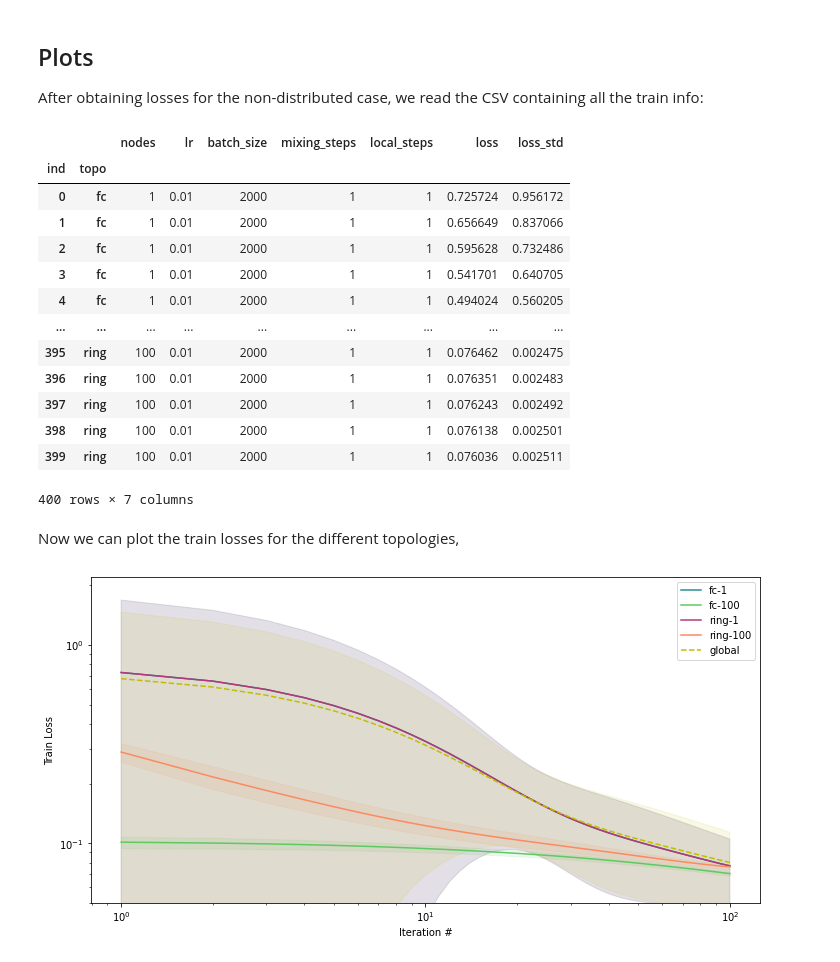
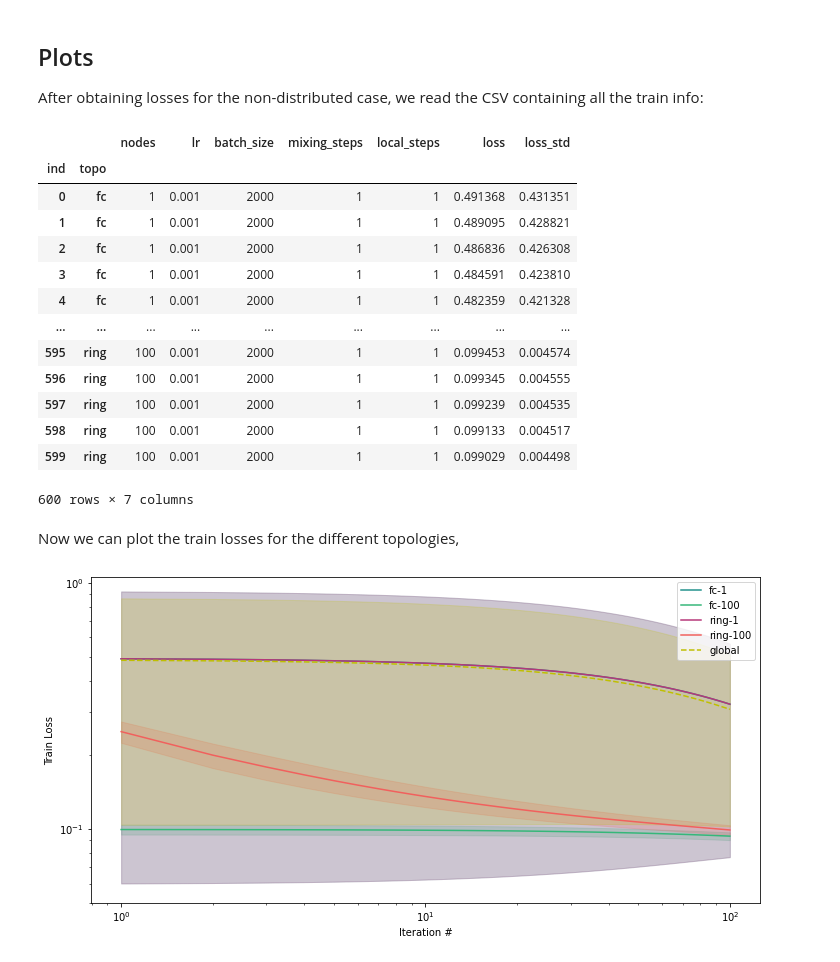
Before and after one commit to eelismie/OptForML-Project, a Jupyter notebook: notebooks/train_plots.ipynb, the cells around one changed output. Cells and saved outputs as stored; diff of their text form; code cells hidden in the pictures.

```diff
--- a/notebooks/train_plots.ipynb
+++ b/notebooks/train_plots.ipynb
@@ -63,7 +63,7 @@ Now, we create the Least Squares model and train it,
 from graph import model_lr
 
 # best learning rate for GD
-lr = 0.01 #1 / L
+lr = 0.001 #1 / L
 print('lr :', lr)
 
 # no. of independent runs
@@ -136,18 +136,18 @@ dfs
 # %% [output]
 |  |  | nodes | lr | batch_size | mixing_steps | local_steps | loss | loss_std |
 | ind | topo |  |  |  |  |  |  |  |
-| 0 | fc | 1 | 0.01 | 2000 | 1 | 1 | 0.725724 | 0.956172 |
-| 1 | fc | 1 | 0.01 | 2000 | 1 | 1 | 0.656649 | 0.837066 |
-| 2 | fc | 1 | 0.01 | 2000 | 1 | 1 | 0.595628 | 0.732486 |
-| 3 | fc | 1 | 0.01 | 2000 | 1 | 1 | 0.541701 | 0.640705 |
-| 4 | fc | 1 | 0.01 | 2000 | 1 | 1 | 0.494024 | 0.560205 |
+| 0 | fc | 1 | 0.001 | 2000 | 1 | 1 | 0.491368 | 0.431351 |
+| 1 | fc | 1 | 0.001 | 2000 | 1 | 1 | 0.489095 | 0.428821 |
+| 2 | fc | 1 | 0.001 | 2000 | 1 | 1 | 0.486836 | 0.426308 |
+| 3 | fc | 1 | 0.001 | 2000 | 1 | 1 | 0.484591 | 0.423810 |
+| 4 | fc | 1 | 0.001 | 2000 | 1 | 1 | 0.482359 | 0.421328 |
 | ... | ... | ... | ... | ... | ... | ... | ... | ... |
-| 395 | ring | 100 | 0.01 | 2000 | 1 | 1 | 0.076462 | 0.002475 |
-| 396 | ring | 100 | 0.01 | 2000 | 1 | 1 | 0.076351 | 0.002483 |
-| 397 | ring | 100 | 0.01 | 2000 | 1 | 1 | 0.076243 | 0.002492 |
-| 398 | ring | 100 | 0.01 | 2000 | 1 | 1 | 0.076138 | 0.002501 |
-| 399 | ring | 100 | 0.01 | 2000 | 1 | 1 | 0.076036 | 0.002511 |
+| 595 | ring | 100 | 0.001 | 2000 | 1 | 1 | 0.099453 | 0.004574 |
+| 596 | ring | 100 | 0.001 | 2000 | 1 | 1 | 0.099345 | 0.004555 |
+| 597 | ring | 100 | 0.001 | 2000 | 1 | 1 | 0.099239 | 0.004535 |
+| 598 | ring | 100 | 0.001 | 2000 | 1 | 1 | 0.099133 | 0.004517 |
+| 599 | ring | 100 | 0.001 | 2000 | 1 | 1 | 0.099029 | 0.004498 |
-400 rows × 7 columns
+600 rows × 7 columns
 # %% [markdown]
 Now we can plot the train losses for the different topologies,
 # %%
@@ -155,6 +155,7 @@ import itertools
 
 # plot options
 figsize = (12, 6)
+alpha = 0.2
 
 fig, axes = plt.subplots(1, 1, figsize=figsize)
 ax = axes
@@ -162,33 +163,39 @@ ax.set_xscale('log')
 ax.set_yscale('log')
 cmaps = itertools.cycle(['viridis', 'magma', 'cool'])
 for topo, d1 in dfs.groupby('topo'):
+#     if topo == 'ring':
+#         continue
+
     cmap = plt.get_cmap(next(cmaps))
     M = len([_ for _ in d1.groupby('nodes')])
 
     ind = 0
     for nb_nodes, d2 in d1.groupby('nodes'):
+        if nb_nodes == 10:
+            continue
+
         xaxis = range(1, len(d2['loss'])+1)
 
         color = cmap(ind*0.5/M + 0.5)
         ind += 1
 
         ax.plot(xaxis, d2['loss'], label=f'{topo}-{nb_nodes}', color=color)
         ax.fill_between(xaxis,
                         d2['loss']-d2['loss_std'],
                         d2['loss']+d2['loss_std'],
-                        alpha=0.1, color=color)
+                        alpha=alpha, color=color)
 
 p = ax.plot(xaxis, m_gl_losses[:len(xaxis)], 'y--', label='global')
 color = p[0].get_color()
 ax.fill_between(xaxis,
                 m_gl_losses[:len(xaxis)]-s_gl_losses[:len(xaxis)],
                 m_gl_losses[:len(xaxis)]+s_gl_losses[:len(xaxis)],
-                alpha=0.1, color=color)
+                alpha=alpha, color=color)
 
 ax.legend()
 ax.set_xlabel('Iteration #')
 ax.set_ylabel('Train Loss')
 plt.ylim(0.05, None)
 plt.show()
 # %% [output]
-[figure, old version]
+[figure, new version]
```
Also changed, not shown: parts of 2 cells of this notebook, 8 other files.
